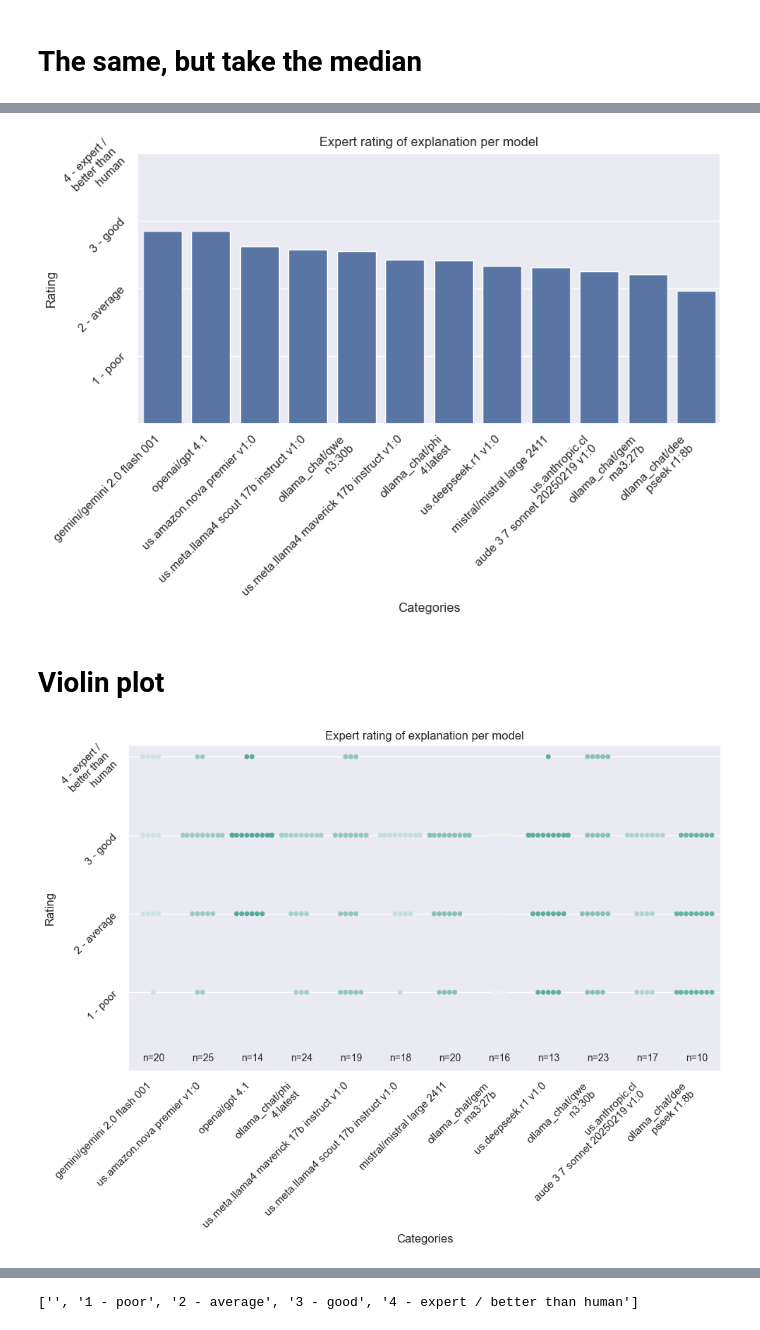
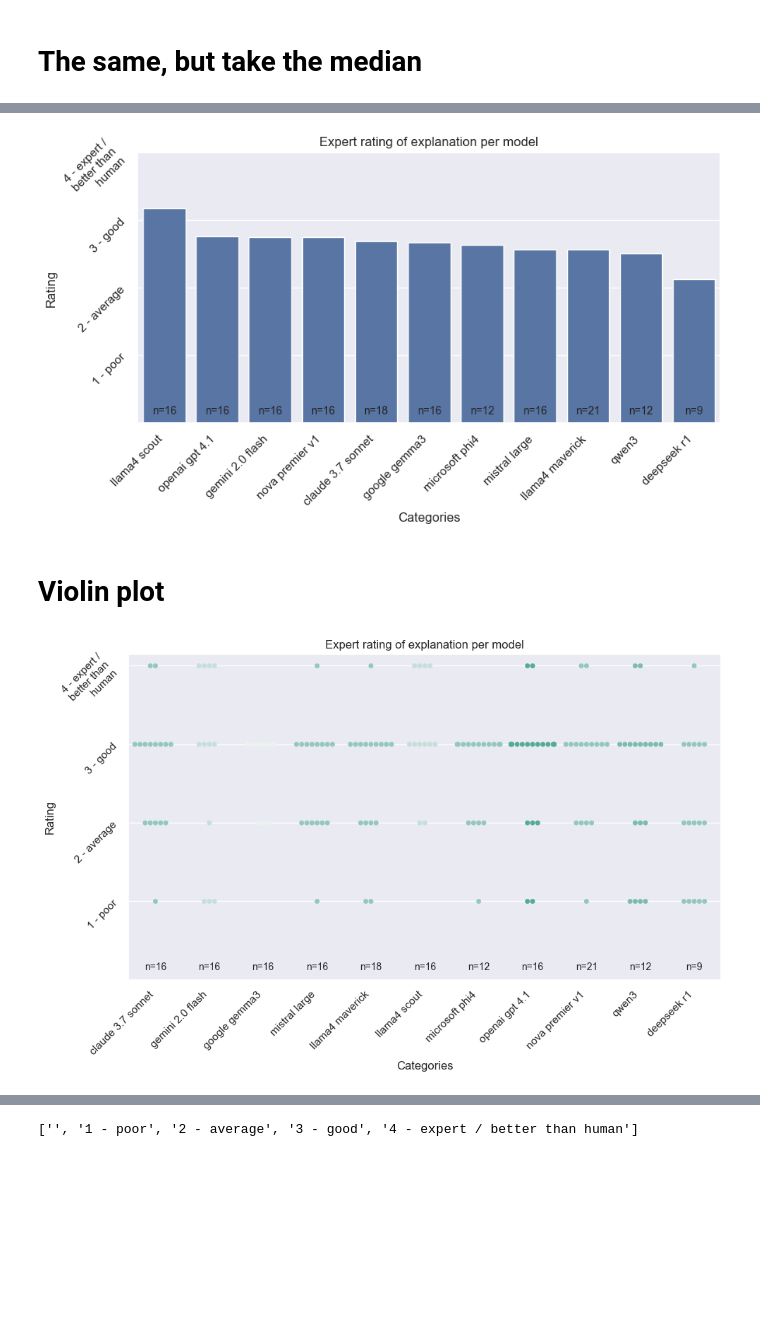
Before and after one commit to tur-ium/unep-life-cycle-assessment-ml-paper-evaluation, a Jupyter notebook: analysis_notebook_q3.ipynb, the cells around one changed output, grey strips where cells are left out. Drawn from its saved outputs; the diff is of its cells as text; code cells hidden in the pictures; blank space fills up the shorter version.

```diff
--- a/analysis_notebook_q3.ipynb
+++ b/analysis_notebook_q3.ipynb
@@ -211,5 +113,5 @@ q2_by_model
 # %%
-model_t2_mean = combined_final.groupby('#llm_model')['T2_score'].mean().sort_values(ascending=False)
-print(model_t2_mean)
+model_T3_mean = combined_final.groupby('#llm_model')['T3_score'].mean().sort_values(ascending=False)
+print(model_T3_mean)
 # %% [output]
 #llm_model
@@ -249,7 +150,7 @@ plt.show()
 # %% [markdown]
 # The same, but take the median
 # %%
-model_t2_median = combined_final.groupby('#llm_model')['T2_score'].median().sort_values(ascending=False)
-print(model_t2_mean)
+model_T3_median = combined_final.groupby('#llm_model')['T3_score'].median().sort_values(ascending=False)
+print(model_T3_mean)
 # %% [output]
 #llm_model
@@ -269,14 +169,19 @@ Name: T2_score, dtype: float64
 # %%
-import textwrap
+
 sns.set_theme(style="darkgrid")
 
 # Count Plot
 plt.figure(figsize=(10, 6))
-sns.barplot(x=model_t2_mean.index,y=model_t2_mean.values)
+ax = sns.barplot(x=model_T3_mean.index,y=model_T3_mean.values)
 plt.title('Expert rating of explanation per model')
 plt.xlabel('Categories')
 plt.ylabel('Rating')
 plt.yticks(list(rating_description_to_number.values()), list(rating_description_to_number.keys()))
+
+# Add number of data points to each bar
+for i, model in enumerate(combined_final['#llm_model'].unique()):
+    count = combined_final[combined_final['#llm_model'] == model]['T3_score'].count()
+    ax.text(i, ax.get_ylim()[0] + 0.1, f'n={count}', ha='center', va='bottom', fontsize=10)
 
 
 plt.subplots_adjust(left=0.15, bottom=0.3)
@@ -285,12 +190,12 @@ wrap_labels(plt.gca(), width=15)
 plt.savefig(output_dir/f'{current_date}_q2_scientific_explanation_per_model_median.png')
 plt.show()
 # %% [output]
-[figure, old version]
+[figure, new version]
 # %% [markdown]
 # Violin plot
 # %%
 # Add count of datapoints per model to combined_df
-counts_per_model = combined_final.groupby('#llm_model').T2.agg(len).to_dict()
+counts_per_model = combined_final.groupby('#llm_model').T3.agg(len).to_dict()
 
 combined_final['data_points_per_model'] = combined_final['#llm_model'].apply(lambda x: counts_per_model[x])
 # %%
@@ -301,36 +206,36 @@ def convert_dict_to_sorted_list(input_dict):
     sorted_keys = sorted(input_dict, key=input_dict.get)
     return sorted_keys
 ylabels_text = convert_dict_to_sorted_list(rating_description_to_number)
 ylabels_text.insert(0,'')
 # Violin Plot
 
 plt.figure(figsize=(12, 6))
 
 colors = sns.color_palette("light:#5A9", as_cmap=True)
 
-ax = sns.swarmplot(x='#llm_model', y='T2_score', data=combined_final,order=list(model_t2_median.index),hue='data_points_per_model',palette=colors)
+ax = sns.swarmplot(x='#llm_model', y='T3_score', data=combined_final,order=list(model_T3_median.index),hue='data_points_per_model',palette=colors)
 plt.title('Expert rating of explanation per model')
 plt.xlabel('Categories')
 plt.ylabel('Rating')
 plt.yticks(np.arange(0,5,1), ylabels_text)
 
 # Rotate x-tick labels and adjust alignment
 plt.xticks(rotation=45, ha='right')
 wrap_labels(plt.gca(), width=15)
 
 
 # Add number of data points to each bar
 for i, model in enumerate(combined_final['#llm_model'].unique()):
-    count = combined_final[combined_final['#llm_model'] == model]['T2_score'].count()
+    count = combined_final[combined_final['#llm_model'] == model]['T3_score'].count()
     ax.text(i, ax.get_ylim()[0] + 0.1, f'n={count}', ha='center', va='bottom', fontsize=10)
 
 ax.get_legend().remove()
 plt.subplots_adjust(left=0.15, right=0.85)
 plt.savefig(output_dir/f'{current_date}_q2_scientific_explanation_per_model_violin.png')
 
 plt.show()
 # %% [output]
-[figure, old version]
+[figure, new version]
 # %%
 import numpy as np
 
```
Also changed, not shown: parts of 25 cells of this notebook, 5 other files.
